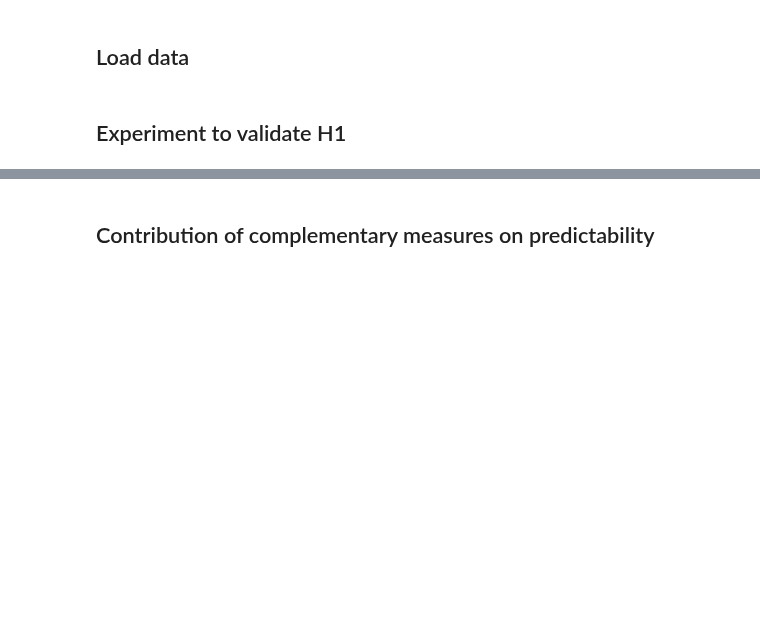
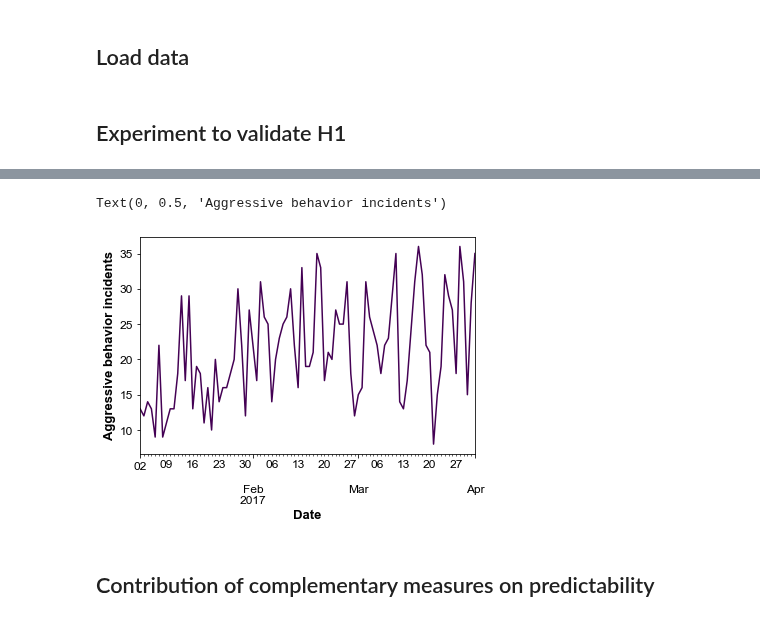
Before and after one commit to jrudascas/security_project, a Jupyter notebook: periodicity_experiments/experiment_08_predictability_localidad_remove_outliers.ipynb, the cells around one changed output, grey strips where cells are left out. Saved outputs shown, nothing was run; the diff lists cells and outputs as text; code cells hidden in the pictures; blank space fills up the shorter version.

```diff
--- a/periodicity_experiments/experiment_08_predictability_localidad_remove_outliers.ipynb
+++ b/periodicity_experiments/experiment_08_predictability_localidad_remove_outliers.ipynb
@@ -289,7 +302,12 @@ c_bolivar.head(90).plot()
 # %%
 teusaquillo=df_by_date[df_by_date['LOCALIDAD']=='TEUSAQUILLO']
 teusaquillo = preprocess_df(teusaquillo)
-teusaquillo.head(90).plot()
+ax = teusaquillo.head(90).plot(legend=False, colormap='viridis')
+ax.set_xlabel("Date", fontsize=13, fontweight='bold')
+ax.set_ylabel("Aggressive behavior incidents", fontsize=13, fontweight='bold')
+# %% [output]
+Text(0, 0.5, 'Aggressive behavior incidents')
+[figure, added]
 # %% [markdown]
 ## Contribution of complementary measures on predictability
 # %%
```
Also changed, not shown: parts of 6 cells of this notebook.
